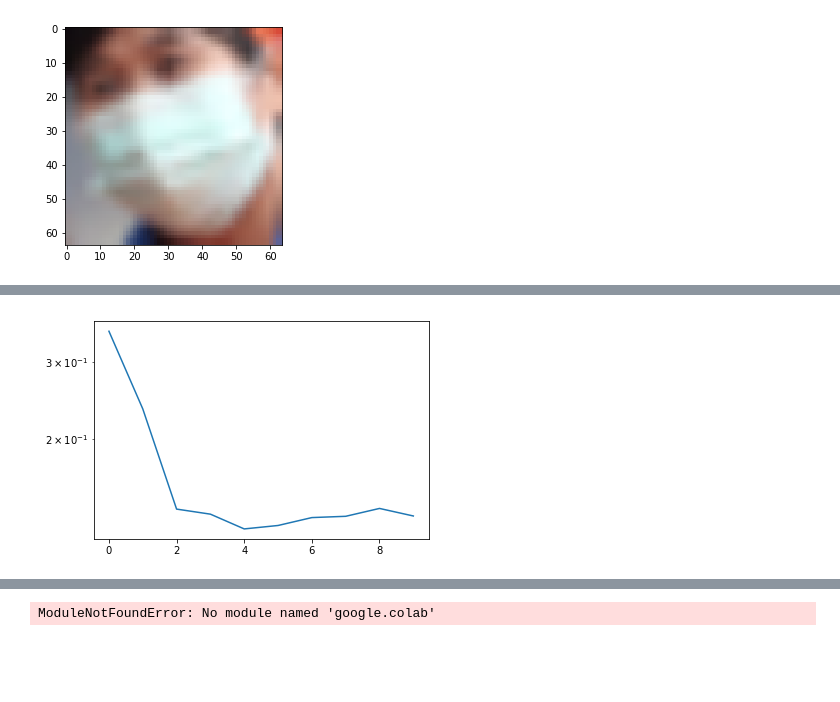
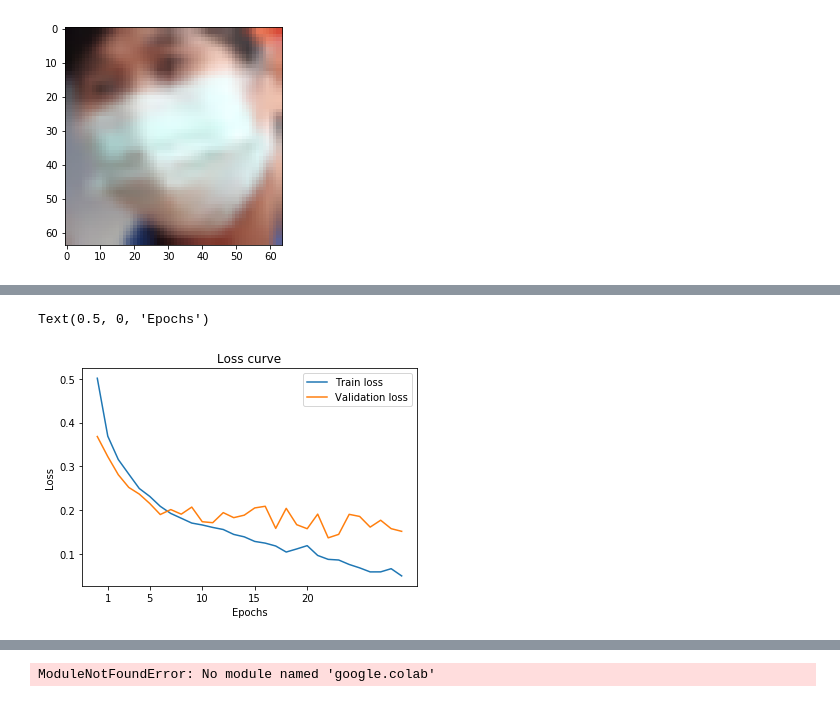
Before and after one commit to Azurestarry/ML-project, a Jupyter notebook: Transfer_learning.ipynb, the cells around one changed output, grey strips where cells are left out. Saved outputs shown, nothing was run; the diff lists cells and outputs as text; code cells hidden in the pictures; blank space fills up the shorter version.

```diff
--- a/Transfer_learning.ipynb
+++ b/Transfer_learning.ipynb
@@ -73,7 +70,7 @@ class MyDataset(Dataset):
     def __len__(self):
         return len(self.dataset)
 # %%
-face_dataset = MyDataset(dataset,transform = None)
+face_dataset = MyDataset(dataset)
 dataset_size = len(dataset)
 
 # Split dataset into training set, validation set, and test set
@@ -83,7 +80,7 @@ test_size = dataset_size - train_size - val_size
 
 train_dataset, val_dataset, test_dataset = torch.utils.data.random_split(face_dataset, [train_size, val_size, test_size])
 # %%
-BATCH_SIZE = 16
+BATCH_SIZE = 30
 
 train_loader = torch.utils.data.DataLoader(train_dataset,
                                           batch_size=BATCH_SIZE,
@@ -118,6 +115,7 @@ class Net(nn.Module):
 # %%
 def train(model, device, train_loader, optimizer, epoch, log_interval=10):
     train_loss = 0
+    correct = 0
     model.train()
     for batch_idx, (img, label) in enumerate(train_loader):
 
@@ -126,6 +124,11 @@ def train(model, device, train_loader, optimizer, epoch, log_interval=10):
         output = model(img)
         loss = criterion(output, label)                      # what is loss
         train_loss += loss.item()* len(img)
+
+        pred = output.argmax(dim=1, keepdim=True) # get the index of the max log-probability
+
+
+        correct += pred.eq(label.view_as(pred)).sum().item()
 
         loss.backward()                                       # calculate loss
         optimizer.step()                                      # update weights (update filters in this case)
@@ -137,10 +140,12 @@ def train(model, device, train_loader, optimizer, epoch, log_interval=10):
                 100. * batch_idx / len(train_loader),
                 loss.item()
             ))
+
     train_loss /=len(train_loader.dataset)
-    print('\nTrain set: Average loss: {:.4f}\n'.format(
-        train_loss))
-    return train_loss
+    accuracy = 100. * correct / len(train_loader.dataset)
+    print('\nTrain set: Average loss: {:.4f}, Accuracy: {}/{} ({:.0f}%)\n'.format(
+        train_loss,correct, len(train_loader.dataset), accuracy))
+    return train_loss, accuracy
 # %%
 def val(model, device, val_loader):
     model.eval()
@@ -236,17 +252,21 @@ cpu
 # %%
 # train the model
-epochs =10
+epochs =30
 train_losses = []
+train_acc = []
 val_losses = []
+val_acc = []
 best_model_wts = copy.deepcopy(model.state_dict())
-best_acc = 0.0
-for epoch in range(1, epochs + 1):
-    train_loss = train(model, device, train_loader, optimizer, epoch)
+best_loss = 100000
+for epoch in range(1, epochs+1):
+    train_loss,train_accuracy= train(model, device, train_loader, optimizer, epoch)
     train_losses.append(train_loss)
+    train_acc.append(train_accuracy)
+
 
     val_loss, val_accuracy =val(model, device, val_loader)
     val_losses.append(val_loss)
-    if val_accuracy > best_acc:
+    val_acc.append(val_accuracy)
+    if val_loss < best_loss:
         best_model_wts = copy.deepcopy(model.state_dict())
-    scheduler.step()
 # %% [output]
@@ -276,5 +290,12 @@ plt.semilogy(train_losses)
-# %%
-# plot validation loss
-plt.semilogy(val_losses);
-# %% [output]
-[figure, removed]
+# %%
+# plot train loss
+plt.plot(train_losses,label = 'Train loss')
+plt.plot(val_losses,label = 'Validation loss')
+plt.title('Loss curve')
+plt.xticks([1,5,10,15,20])
+plt.legend()
+plt.ylabel('Loss')
+plt.xlabel('Epochs')
+# %% [output]
+Text(0.5, 0, 'Epochs')
+[figure, added]
```
Also changed, not shown: parts of 9 cells of this notebook, 1 other file.
